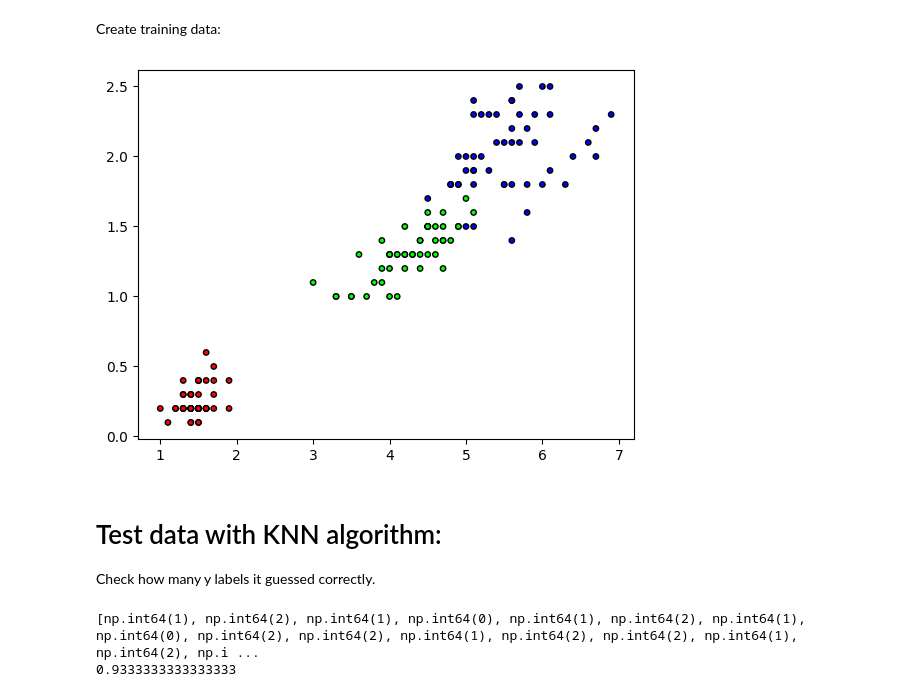
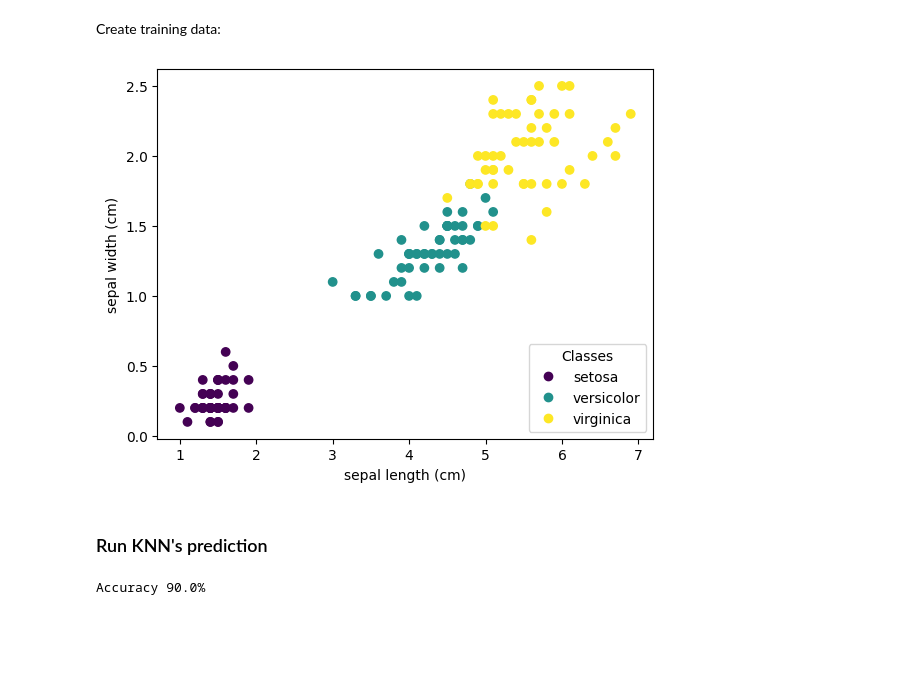
Before and after one commit to lewinl349/ML-Notebook-Email-Spam, a Jupyter notebook: Basic Algorithms/main.ipynb, the cells around one changed output. Drawn from its saved outputs; the diff is of its cells as text; code cells hidden in the pictures; blank space fills up the shorter version.

Commit message:
Edit output of KNN graphs

```diff
--- a/Basic Algorithms/main.ipynb
+++ b/Basic Algorithms/main.ipynb
@@ -8,35 +7,31 @@ from KNN import KNN
 # %% [markdown]
 Create training data:
 # %%
-cmap = ListedColormap(['#FF0000','#00FF00','#0000FF'])
-
 # Dataset of flowers
 # X - Data i's petal length, petal width, etc... - 2D array
 # y - Data i's group (species) - array
 iris = datasets.load_iris()
 X, y = iris.data, iris.target
 
 X_train, X_test, y_train, y_test = train_test_split(X, y, test_size=0.20)
 
-plt.figure()
-plt.scatter(X[:,2],X[:,3], c=y, cmap=cmap, edgecolor='k', s=15)
-plt.show()
+fig, ax = plt.subplots()
+scatter = ax.scatter(X[:, 2], X[:, 3], c=y)
+ax.set(xlabel = iris.feature_names[0], ylabel = iris.feature_names[1])
+fig = ax.legend(
+    scatter.legend_elements()[0], iris.target_names, loc="lower right", title="Classes"
+)
 # %% [output]
-[figure, old version]
+[figure, new version]
 # %% [markdown]
-# Test data with KNN algorithm:
-
-Check how many y labels it guessed correctly.
+### Run KNN's prediction
 # %%
 knn = KNN(5)
 
 knn.fit(X_train, y_train)
 y_preds = knn.predict(X_test)
 
-print(y_preds)
-
-acc = np.sum(y_preds == y_test) / len(y_test)
-print(acc)
+accuracy = np.mean(y_preds == y_test)
+print(f"Accuracy {accuracy * 100}%")
 # %% [output]
-[np.int64(1), np.int64(2), np.int64(1), np.int64(0), np.int64(1), np.int64(2), np.int64(1), np.int64(0), np.int64(2), np.int64(2), np.int64(1), np.int64(2), np.int64(2), np.int64(1), np.int64(2), np.i ...
-0.9333333333333333
+Accuracy 90.0%
```
Also changed, not shown: parts of 1 cell of this notebook, 1 other file.
